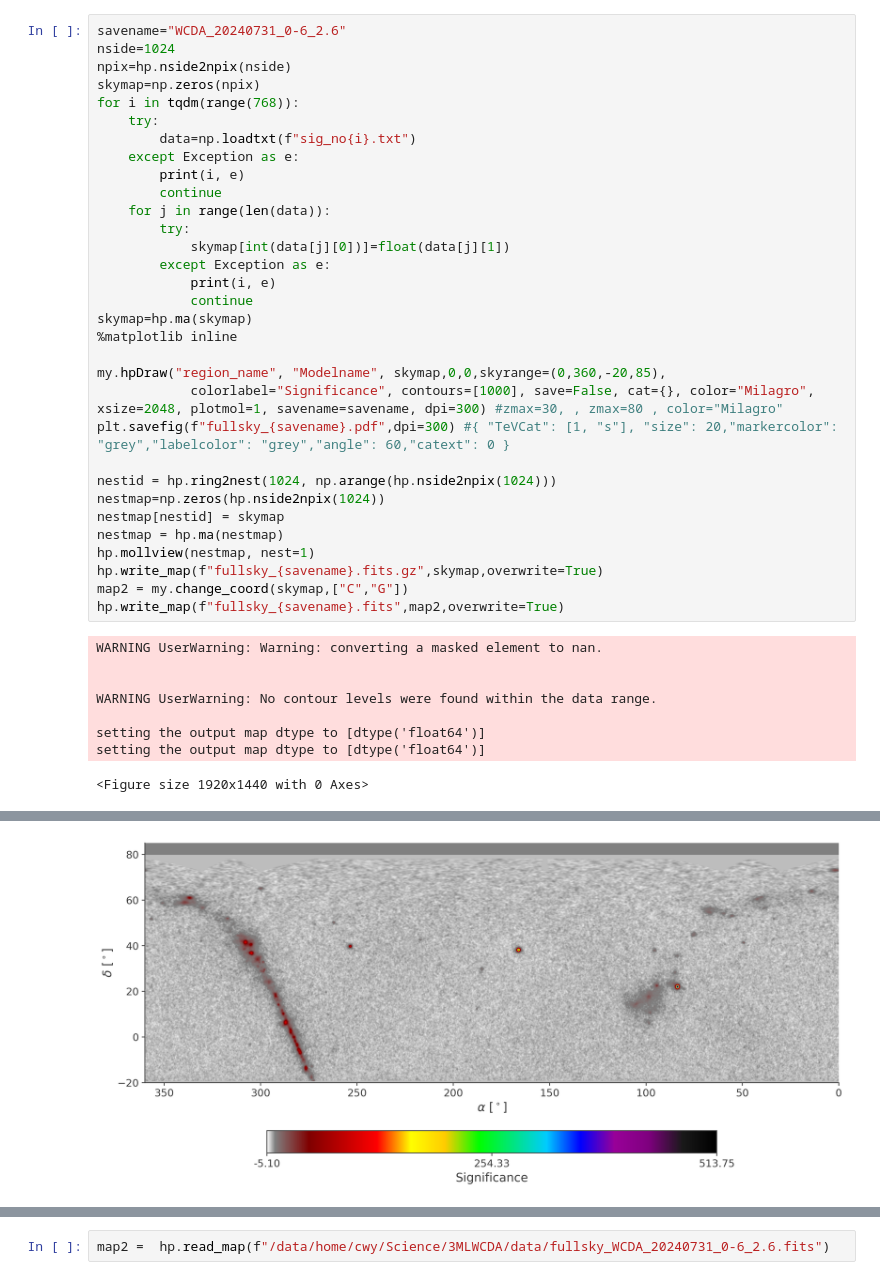
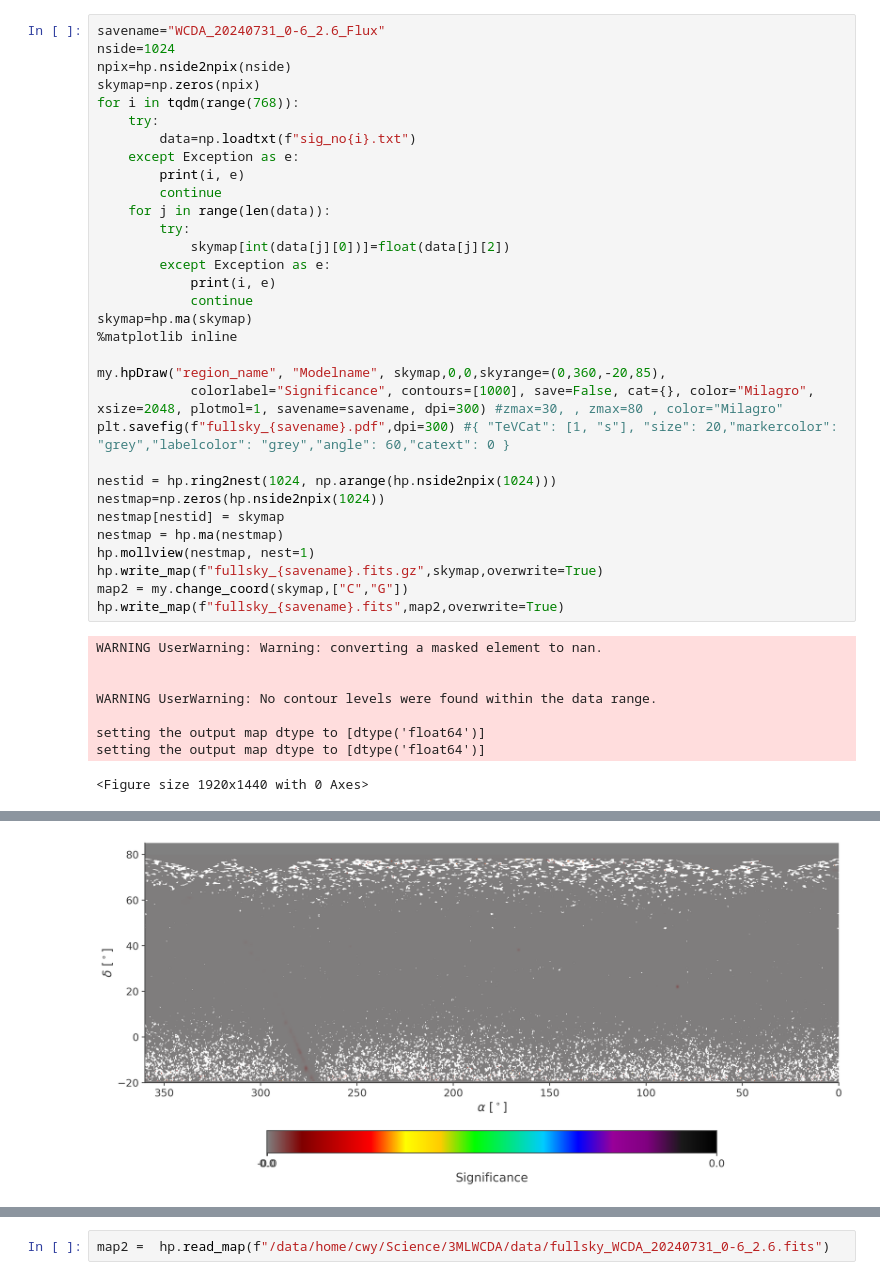
Before and after one commit to xiahouwenyu/3MLWCDA, a Jupyter notebook: Standard/src/tools/llh_skymap/skytxt/loadsky.ipynb, the cells around one changed output, grey strips where cells are left out. Saved outputs shown, nothing was run; the diff lists cells and outputs as text.

```diff
--- a/Standard/src/tools/llh_skymap/skytxt/loadsky.ipynb
+++ b/Standard/src/tools/llh_skymap/skytxt/loadsky.ipynb
@@ -33,7 +33,7 @@ Welcome to JupyROOT 6.24/06
                   performances in 3ML
 ... (3 outputs left out)
 # %%
-savename="WCDA_20240731_0-6_2.6"
+savename="WCDA_20240731_0-6_2.6_Flux"
 nside=1024
 npix=hp.nside2npix(nside)
 skymap=np.zeros(npix)
@@ -45,7 +45,7 @@ for i in tqdm(range(768)):
         continue
     for j in range(len(data)):
         try:
-            skymap[int(data[j][0])]=float(data[j][1])
+            skymap[int(data[j][0])]=float(data[j][2])
         except Exception as e:
             print(i, e)
             continue
@@ -77 +77 @@ setting the output map dtype to [dtype('float64')]
-[figure, old version]
+[figure, new version]
```
Also changed, not shown: parts of 2 cells of this notebook, 7 other files.
